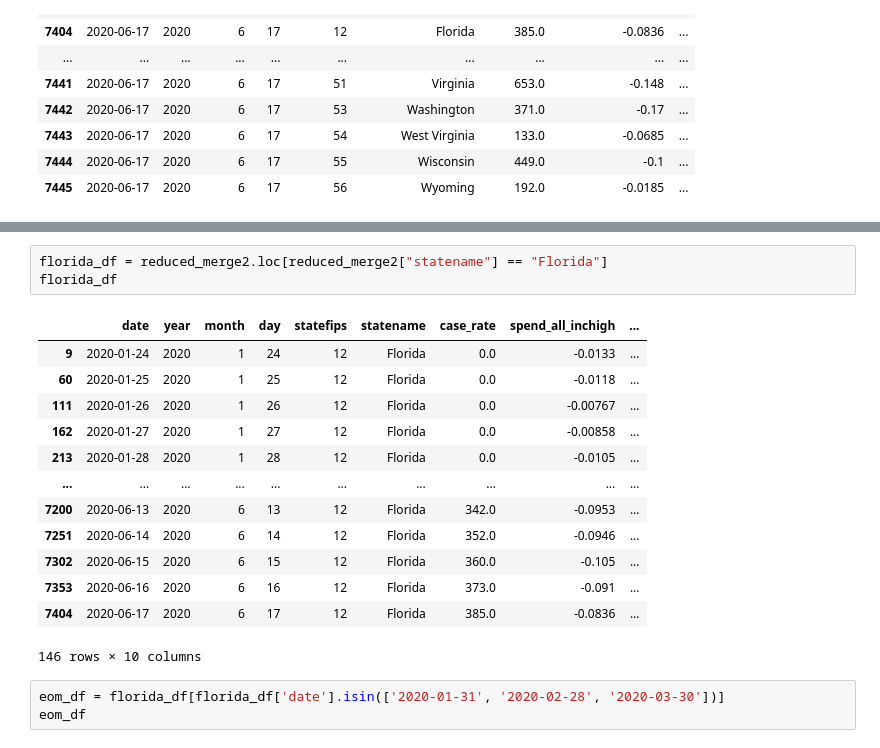
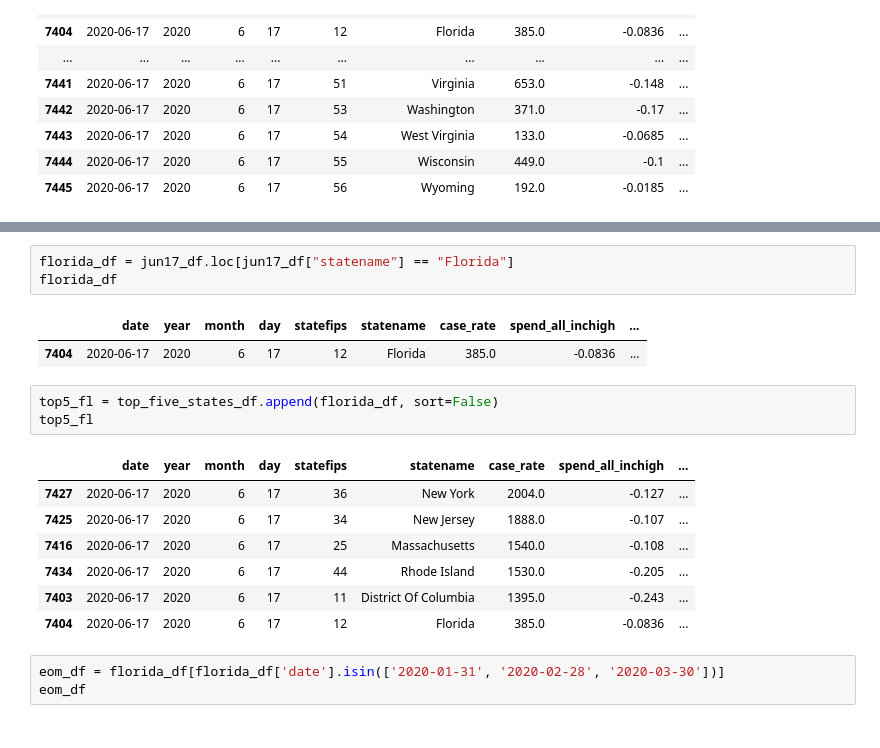
Before and after one commit to Starlinf/Project1, a Jupyter notebook: Project1_Q3.ipynb, the cells around one changed output, grey strips where cells are left out. Drawn from its saved outputs; the diff is of its cells as text.

```diff
--- a/Project1_Q3.ipynb
+++ b/Project1_Q3.ipynb
@@ -246,22 +248,22 @@ top5_states
 | 7434 | 2020-06-17 | 2020 | 6 | 17 | 44 | Rhode Island | 1530.0 | -0.205 | ... |
 | 7403 | 2020-06-17 | 2020 | 6 | 17 | 11 | District Of Columbia | 1395.0 | -0.243 | ... |
 # %%
-florida_df = reduced_merge2.loc[reduced_merge2["statename"] == "Florida"]
+florida_df = jun17_df.loc[jun17_df["statename"] == "Florida"]
 florida_df
 # %% [output]
 |  | date | year | month | day | statefips | statename | case_rate | spend_all_inchigh | ... |
-| 9 | 2020-01-24 | 2020 | 1 | 24 | 12 | Florida | 0.0 | -0.0133 | ... |
-| 60 | 2020-01-25 | 2020 | 1 | 25 | 12 | Florida | 0.0 | -0.0118 | ... |
-| 111 | 2020-01-26 | 2020 | 1 | 26 | 12 | Florida | 0.0 | -0.00767 | ... |
-| 162 | 2020-01-27 | 2020 | 1 | 27 | 12 | Florida | 0.0 | -0.00858 | ... |
-| 213 | 2020-01-28 | 2020 | 1 | 28 | 12 | Florida | 0.0 | -0.0105 | ... |
-| ... | ... | ... | ... | ... | ... | ... | ... | ... | ... |
-| 7200 | 2020-06-13 | 2020 | 6 | 13 | 12 | Florida | 342.0 | -0.0953 | ... |
-| 7251 | 2020-06-14 | 2020 | 6 | 14 | 12 | Florida | 352.0 | -0.0946 | ... |
-| 7302 | 2020-06-15 | 2020 | 6 | 15 | 12 | Florida | 360.0 | -0.105 | ... |
-| 7353 | 2020-06-16 | 2020 | 6 | 16 | 12 | Florida | 373.0 | -0.091 | ... |
 | 7404 | 2020-06-17 | 2020 | 6 | 17 | 12 | Florida | 385.0 | -0.0836 | ... |
-146 rows × 10 columns
+# %%
+top5_fl = top_five_states_df.append(florida_df, sort=False)
+top5_fl
+# %% [output]
+|  | date | year | month | day | statefips | statename | case_rate | spend_all_inchigh | ... |
+| 7427 | 2020-06-17 | 2020 | 6 | 17 | 36 | New York | 2004.0 | -0.127 | ... |
+| 7425 | 2020-06-17 | 2020 | 6 | 17 | 34 | New Jersey | 1888.0 | -0.107 | ... |
+| 7416 | 2020-06-17 | 2020 | 6 | 17 | 25 | Massachusetts | 1540.0 | -0.108 | ... |
+| 7434 | 2020-06-17 | 2020 | 6 | 17 | 44 | Rhode Island | 1530.0 | -0.205 | ... |
+| 7403 | 2020-06-17 | 2020 | 6 | 17 | 11 | District Of Columbia | 1395.0 | -0.243 | ... |
+| 7404 | 2020-06-17 | 2020 | 6 | 17 | 12 | Florida | 385.0 | -0.0836 | ... |
 # %%
 eom_df = florida_df[florida_df['date'].isin(['2020-01-31', '2020-02-28', '2020-03-30'])]
 eom_df
```
Also changed, not shown: parts of 1 cell of this notebook.
